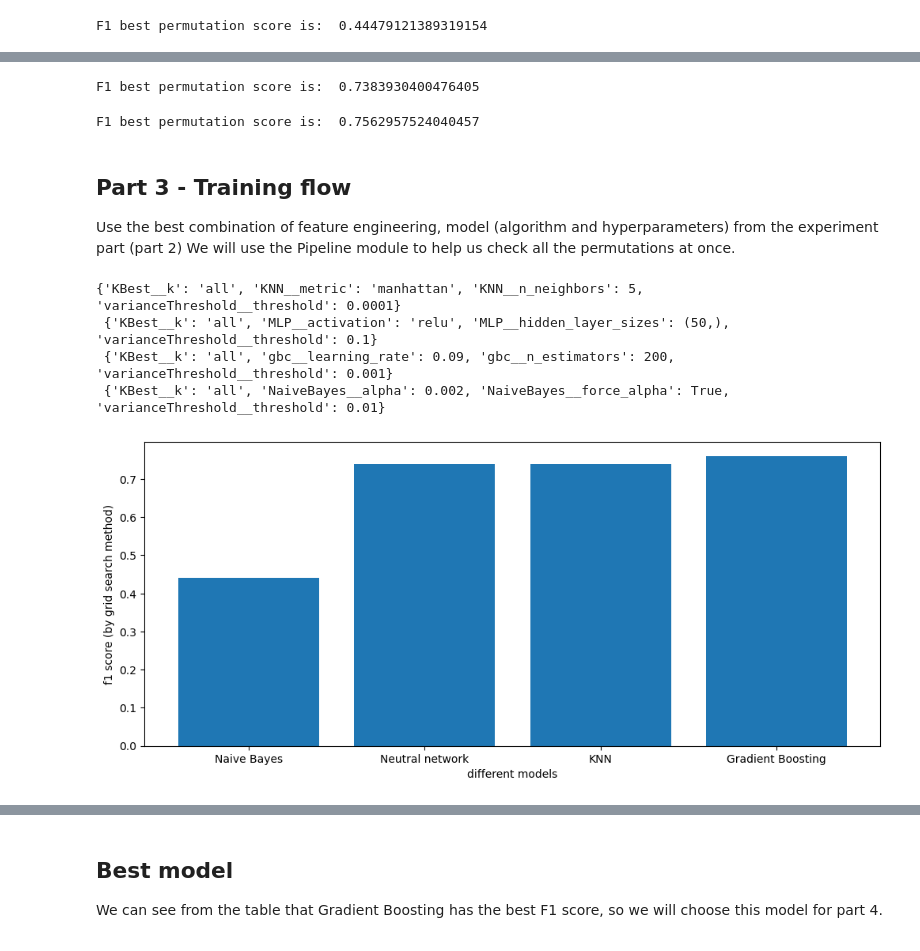
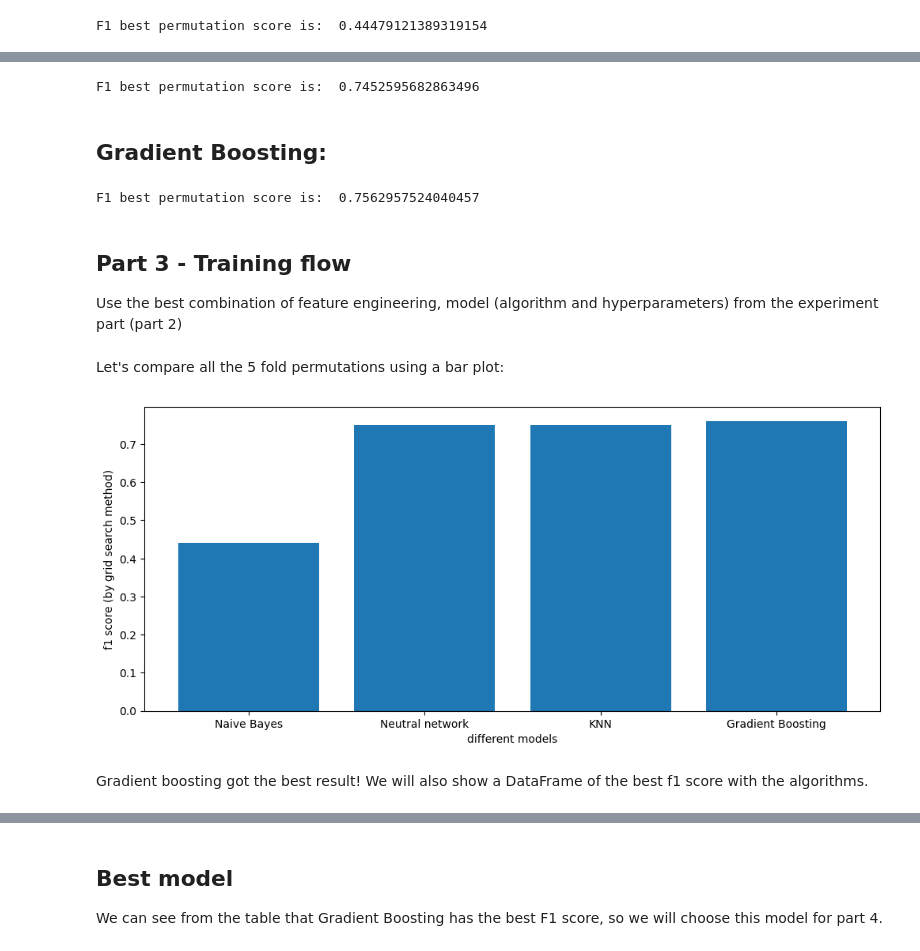
Before and after one commit to rroyd/supervised-learning-flow, a Jupyter notebook: Assignment2_supervised_learning_flow.ipynb, the cells around one changed output, grey strips where cells are left out. Saved outputs shown, nothing was run; the diff lists cells and outputs as text; code cells hidden in the pictures.

```diff
--- a/Assignment2_supervised_learning_flow.ipynb
+++ b/Assignment2_supervised_learning_flow.ipynb
@@ -341,7 +354,7 @@ pipe = Pipeline([
     ('varianceThreshold', VarianceThreshold()),
     ('KBest', SelectKBest()),
     ('MinMaxScaler', MinMaxScaler()),
-    ('MLP', MLPClassifier(max_iter = 1000))
+    ('MLP', MLPClassifier(max_iter = 2000))
 ])
 
 params = {
@@ -361,7 +374,9 @@ best_params_NN = gridSearch.best_params_
 
 print("F1 best permutation score is: ", best_score_NN)
 # %% [output]
-F1 best permutation score is:  0.7383930400476405
+F1 best permutation score is:  0.7452595682863496
+# %% [markdown]
+## Gradient Boosting:
 # %%
 pipe = Pipeline([
     ('varianceThreshold', VarianceThreshold()),
@@ -391,30 +406,22 @@ F1 best permutation score is:  0.7562957524040457
 # %% [markdown]
 ## Part 3 - Training flow
 Use the best combination of feature engineering, model (algorithm and hyperparameters) from the experiment part (part 2)
-We will use the Pipeline module to help us check all the permutations at once.
-# %%
-print(best_params_KNN, "\n" ,best_params_NN, "\n" , best_params_gbc, "\n" ,best_params_NB)
-# %% [output]
-{'KBest__k': 'all', 'KNN__metric': 'manhattan', 'KNN__n_neighbors': 5, 'varianceThreshold__threshold': 0.0001}
- {'KBest__k': 'all', 'MLP__activation': 'relu', 'MLP__hidden_layer_sizes': (50,), 'varianceThreshold__threshold': 0.1}
- {'KBest__k': 'all', 'gbc__learning_rate': 0.09, 'gbc__n_estimators': 200, 'varianceThreshold__threshold': 0.001}
- {'KBest__k': 'all', 'NaiveBayes__alpha': 0.002, 'NaiveBayes__force_alpha': True, 'varianceThreshold__threshold': 0.01}
+# %% [markdown]
+Let's compare all the 5 fold permutations using a bar plot:
 # %%
-f1_arr = []
+f1_arr = [round(best_score_NB,2), round(best_score_NN,2), round(best_score_KNN,2), round(best_score_gbc,2)]
 
 fig,ax = plt.subplots(figsize = (12,5))
-f1_arr.append(round(best_score_NB,2))
-f1_arr.append(round(best_score_NN,2))
-f1_arr.append(round(best_score_KNN,2))
-f1_arr.append(round(best_score_gbc,2))
-f1_arr
+
 labels = ["Naive Bayes", "Neutral network", "KNN", "Gradient Boosting"]
 plt.bar(x = labels, height = f1_arr)
 plt.xlabel("different models")
 plt.ylabel("f1 score (by grid search method)")
 plt.show()
 # %% [output]
-[figure, old version]
+[figure, new version]
+# %% [markdown]
+Gradient boosting got the best result! We will also show a DataFrame of the best f1 score with the algorithms.
 # %%
 comparison_dictionary = {
     'KNN' : best_params_KNN,
```
Also changed, not shown: parts of 12 cells of this notebook.
